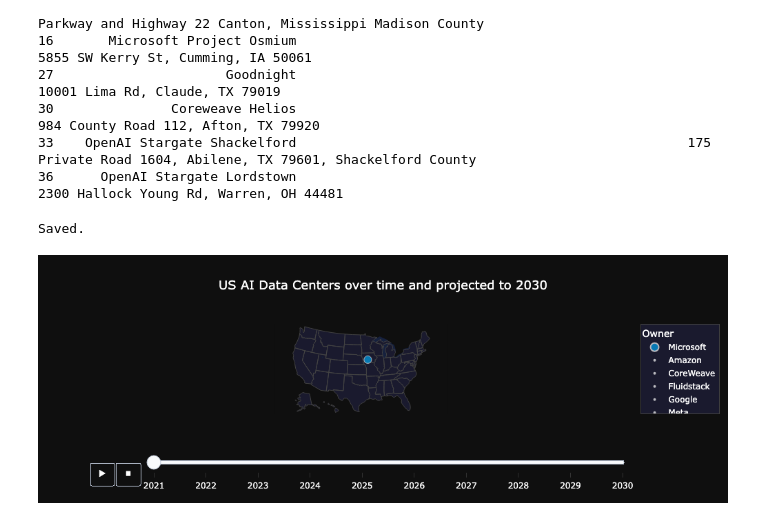
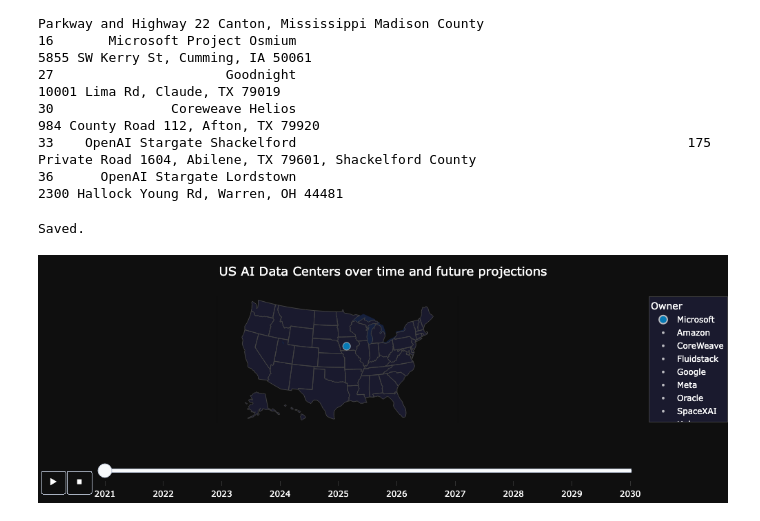
Before and after one commit to qiong20/us_ai_data_center_map, a Jupyter notebook: ai_data_centers_map_usa.ipynb, the cells around one changed output. Saved outputs shown, nothing was run; the diff lists cells and outputs as text; code cells hidden in the pictures.

```diff
--- a/ai_data_centers_map_usa.ipynb
+++ b/ai_data_centers_map_usa.ipynb
@@ -183,7 +183,7 @@ print(missing.to_string())
 33    OpenAI Stargate Shackelford                                                  175 Private Road 1604, Abilene, TX 79601, Shackelford County
 36      OpenAI Stargate Lordstown                                                                       2300 Hallock Young Rd, Warren, OH 44481
 # %%
-# Fix casing in the source data
+# Fix casing in the source data i.e., Coreweave VS CoreWeave (they are the same thing)
 
 'Owner' == 'Owner_clean'
 
@@ -192,7 +192,7 @@ us_dc['Owner'] = us_dc['Owner'].replace('Coreweave', 'CoreWeave')
 us_dc['Owner'] = us_dc['Owner'].str.replace(r'\s*#\w+', '', regex=True).str.strip()
 us_dc['Owner'] = us_dc['Owner'].fillna('Unknown')
 
-# Rebuild anim_df with fix + dummy points moved to a US location instead of 0,0
+# build anim_df with fix + dummy points moved to a US location instead of 0,0
 all_years = sorted(range(merged['Year'].min(), merged['Year'].max() + 1))
 rows = []
 for name in merged['Name'].unique():
@@ -215,7 +215,7 @@ for name in merged['Name'].unique():
 
 anim_df = pd.DataFrame(rows)
 
-# Dummy points in Kansas (center of US) so they don't affect zoom
+# dummy points in Kansas (center of US) so they don't affect zoom
 all_owners = anim_df['Owner'].unique()
 dummy_rows = []
 for year in [str(y) for y in all_years]:
@@ -255,7 +255,7 @@ fig = px.scatter_geo(
     scope='usa',
     size_max=60,
     color_discrete_map=owner_colors,
-    title='US AI Data Centers over time and projected to 2030',
+    title='US AI Data Centers over time and future projections',
 )
 
 fig.update_layout(
@@ -266,31 +266,32 @@ fig.update_layout(
         subunitcolor='#444',
         showland=True,
         showlakes=True,
         showsubunits=True,
     ),
     paper_bgcolor='#0f0f0f',
     plot_bgcolor='#0f0f0f',
     font=dict(color='white'),
     legend=dict(bgcolor='#1a1a2e', bordercolor='#444', borderwidth=1),
     title_font=dict(size=18),
+    margin=dict(l=0, r=0, t=60, b=0),
 )
 
 # Center title
 fig.update_layout(title_x=0.5)
 
 # Fix hover labels
 fig.update_traces(
     hovertemplate='<b>%{hovertext}</b><br>Owner = %{customdata[0]}<br>Power (MW) = %{customdata[1]}<extra></extra>'
 )
 
 fig.layout.updatemenus[0].buttons[0].args[1]['frame']['duration'] = 800
 for button in fig.layout.updatemenus[0].buttons:
     button.args[1]['frame']['duration'] = 800
 
 fig.layout.sliders[0].currentvalue.visible = False
 fig.write_html('ai_datacenters_animated.html')
 print("Saved.")
 fig.show()
 # %% [output]
 Saved.
-[figure, old version]
+[figure, new version]
```
Also changed, not shown: 2 other files.
